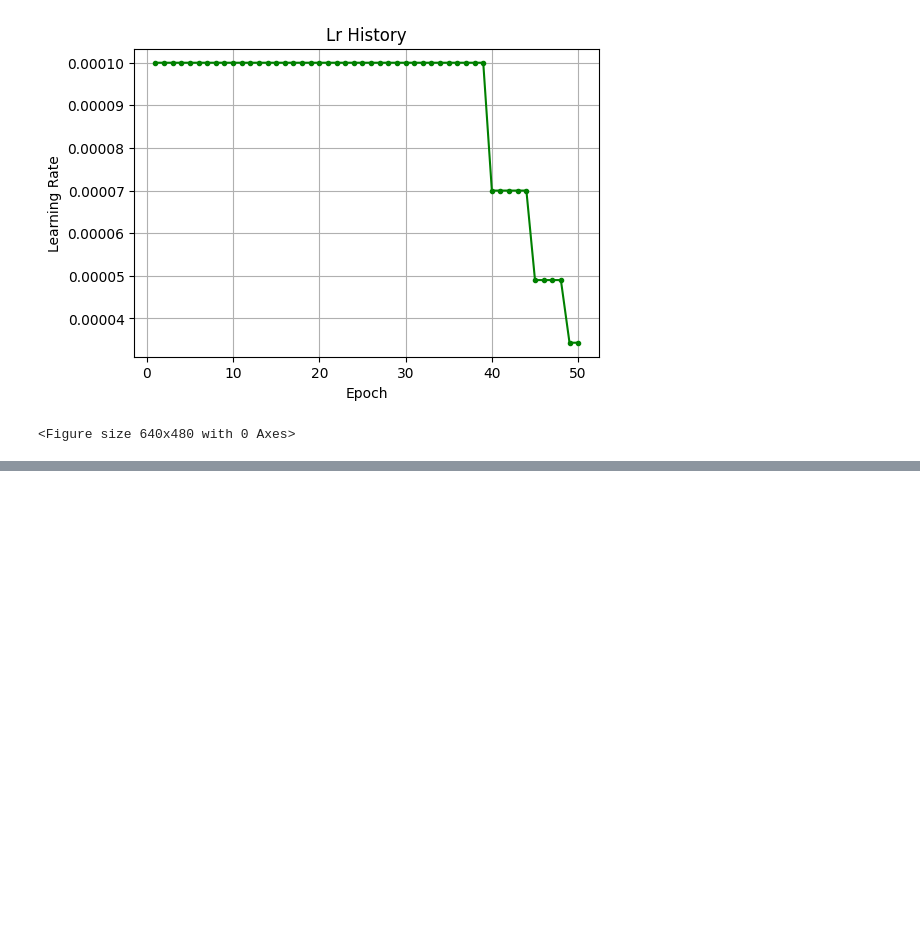
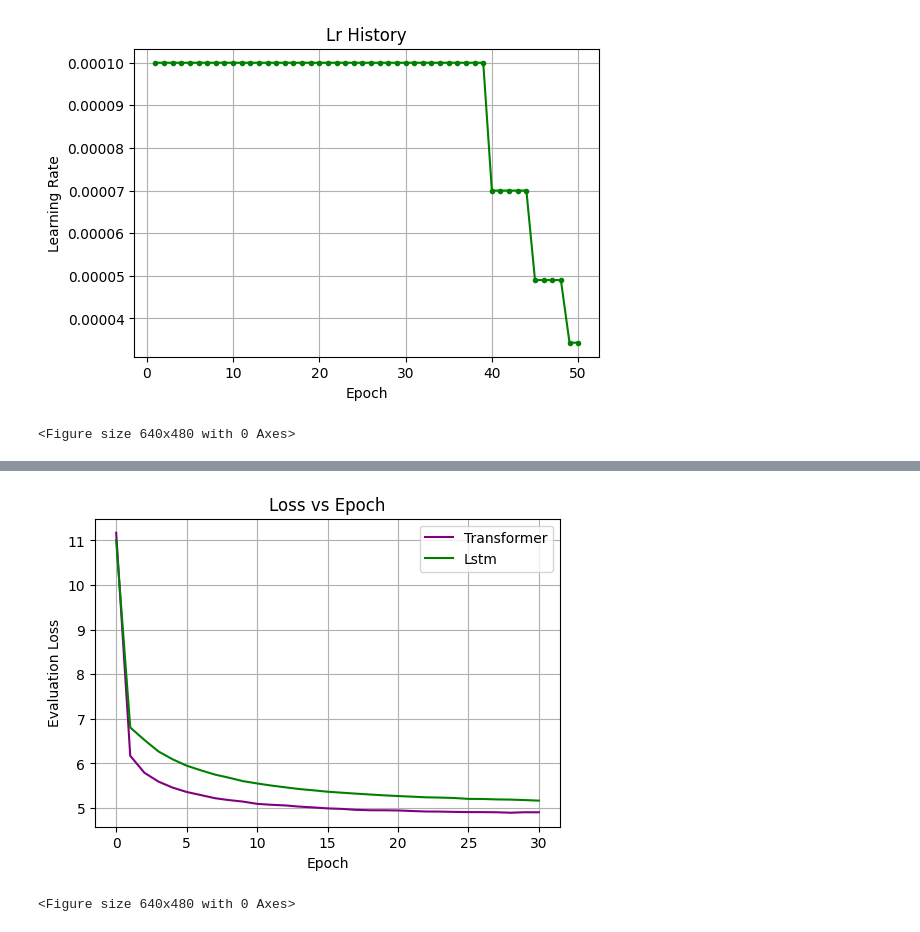
Before and after one commit to JerzyCode/computional_linguistic, a Jupyter notebook: lab1_language_models/results.ipynb, the cells around one changed output, grey strips where cells are left out. Saved outputs shown, nothing was run; the diff lists cells and outputs as text; code cells hidden in the pictures; blank space fills up the shorter version.

```diff
--- a/lab1_language_models/results.ipynb
+++ b/lab1_language_models/results.ipynb
@@ -102,0 +155,26 @@ plot_lr(lr_change_df)
+# %%
+plt.figure(figsize=(6, 4))
+
+plt.plot(
+    transformer_eval_loss__subset["Step"],
+    transformer_eval_loss__subset["Value"],
+    label="Transformer",
+    c="purple",
+)
+plt.plot(
+    lstm_eval_loss_df["Step"],
+    lstm_eval_loss_df["Value"],
+    label="Lstm",
+    c="green",
+)
+
+plt.title("Loss vs Epoch")
+plt.xlabel("Epoch")
+plt.ylabel("Evaluation Loss")
+plt.grid()
+plt.legend()
+plt.figure()
+plt.show()
+# %% [output]
+[figure, added]
+<Figure size 640x480 with 0 Axes>
```
Also changed, not shown: parts of 11 cells of this notebook, 6 other files.
